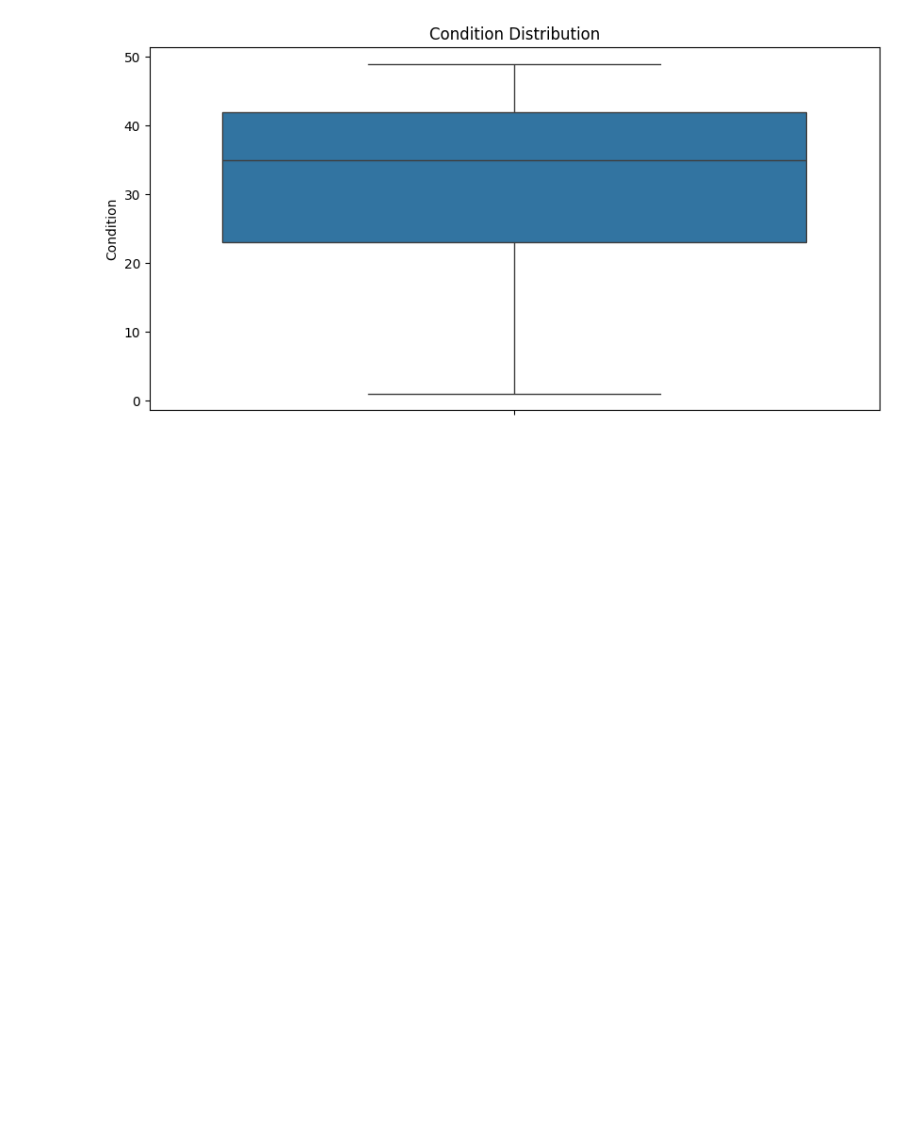
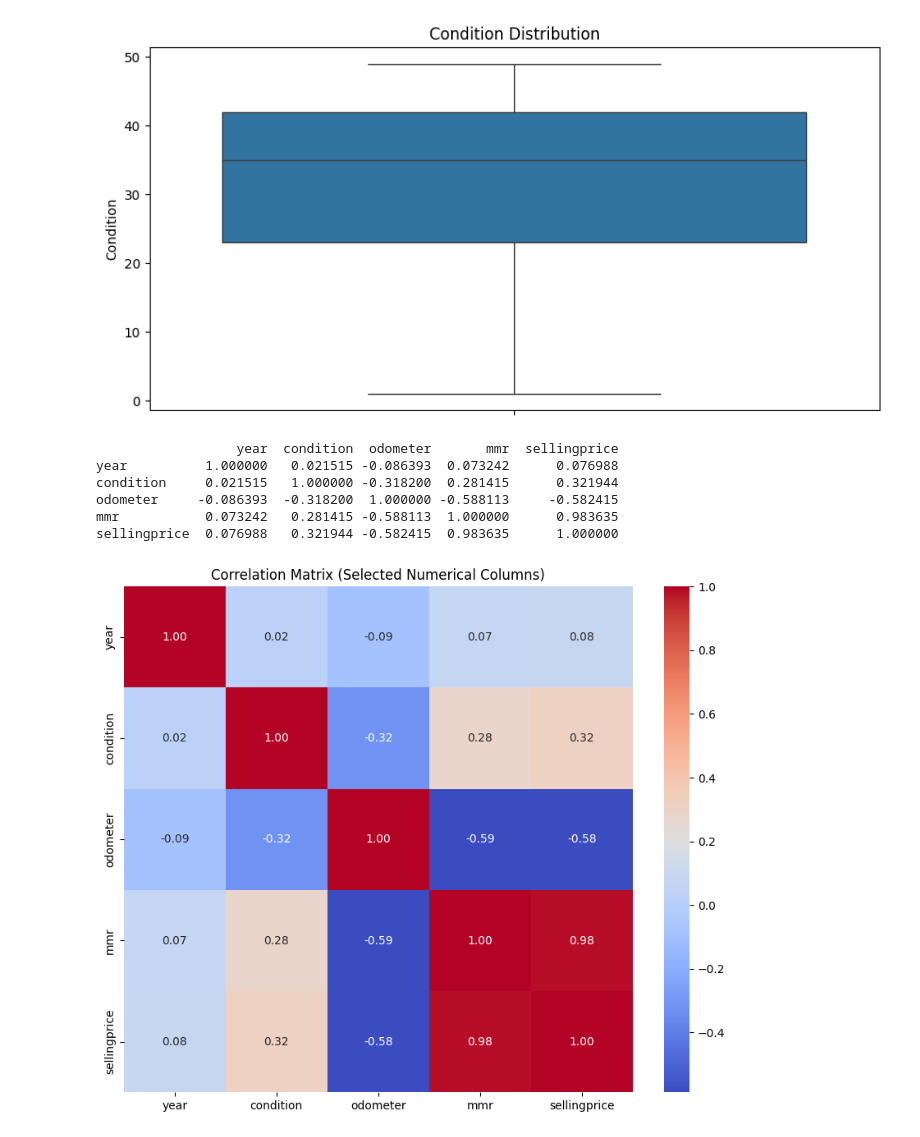
Before and after one commit to borhenDH/Car-sales-analysis-and-prediction-, a Jupyter notebook: Analysis.ipynb, the cells around one changed output. Cells and saved outputs as stored; diff of their text form; code cells hidden in the pictures; blank space fills up the shorter version.

```diff
--- a/Analysis.ipynb
+++ b/Analysis.ipynb
@@ -249,3 +249,22 @@ plt.ylabel('Condition')
 plt.show()
 # %% [output]
 [figure]
+# %%
+numerical_columns = ['year','condition','odometer','mmr','sellingprice']
+df_numerical = data[numerical_columns]
+correlation_matrix = df_numerical.corr()
+print(correlation_matrix)
+# %% [output]
+                  year  condition  odometer       mmr  sellingprice
+year          1.000000   0.021515 -0.086393  0.073242      0.076988
+condition     0.021515   1.000000 -0.318200  0.281415      0.321944
+odometer     -0.086393  -0.318200  1.000000 -0.588113     -0.582415
+mmr           0.073242   0.281415 -0.588113  1.000000      0.983635
+sellingprice  0.076988   0.321944 -0.582415  0.983635      1.000000
+# %%
+plt.figure(figsize=(10, 8))
+sns.heatmap(correlation_matrix, annot=True, cmap='coolwarm', fmt='.2f')
+plt.title('Correlation Matrix (Selected Numerical Columns)')
+plt.show()
+# %% [output]
+[figure, added]
```
